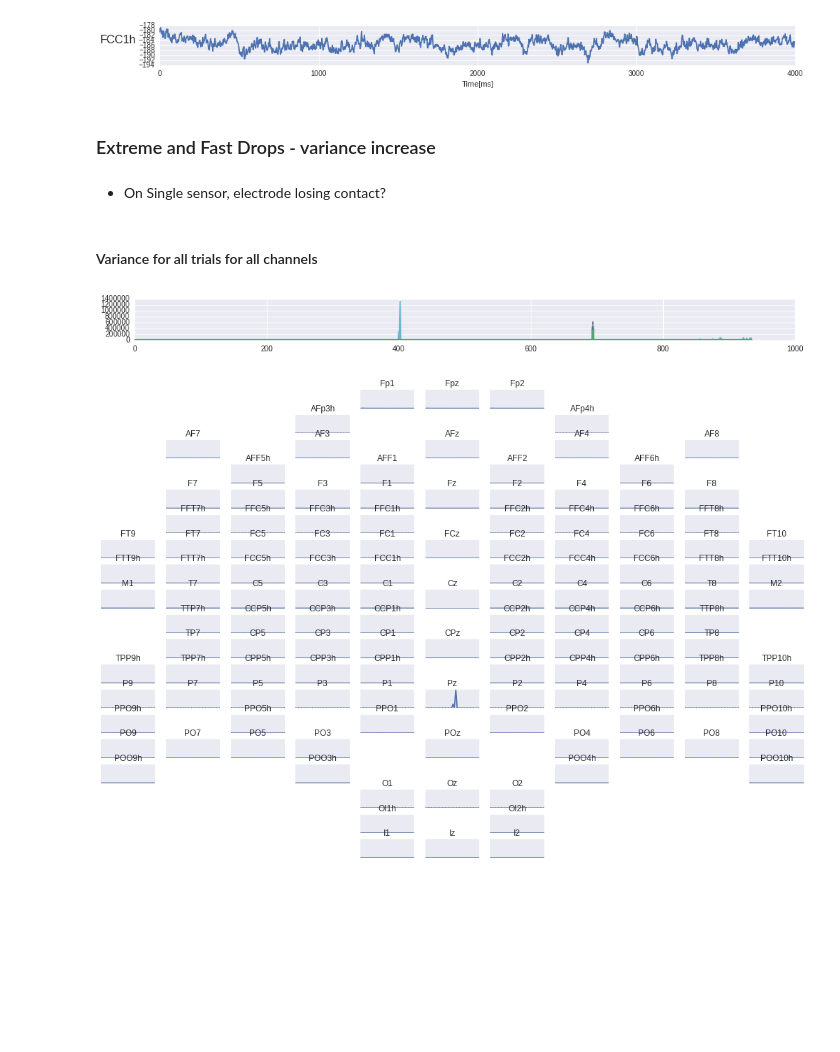
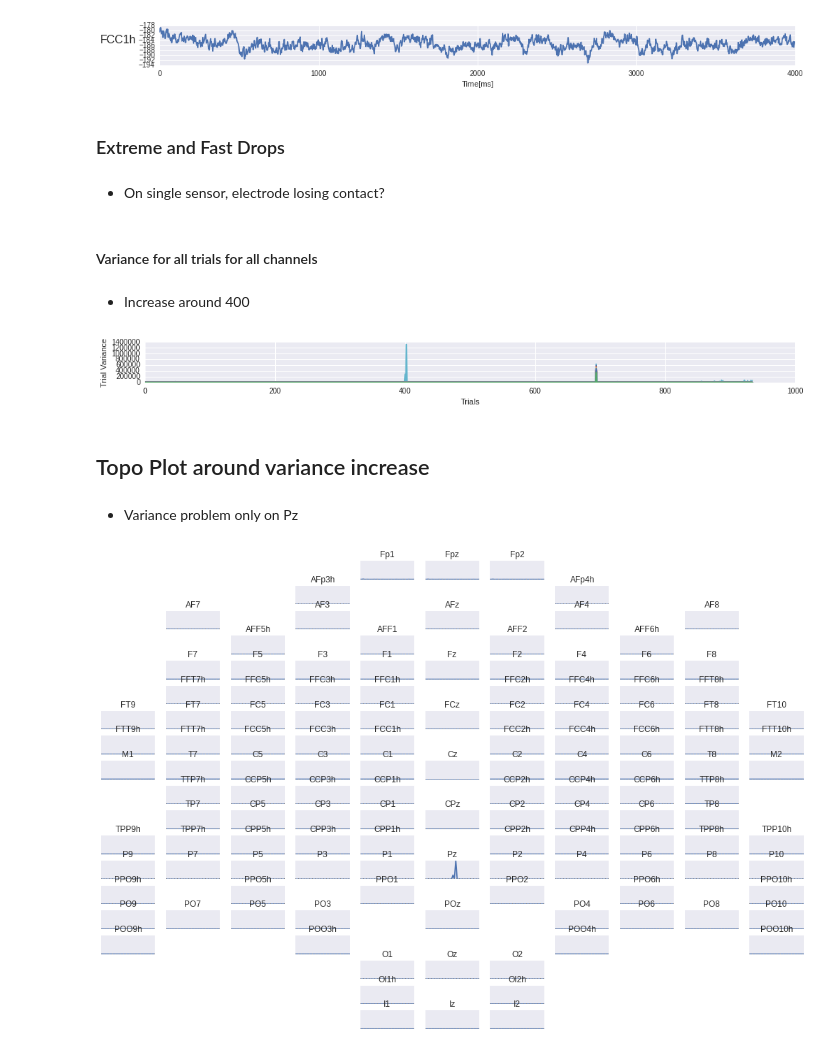
Before and after one commit to robintibor/braindevel, a Jupyter notebook: braindecode/notebooks/analysis/4Sec_Motor_Data_Artefacts.ipynb, the cells around one changed output. Cells and saved outputs as stored; diff of their text form; code cells hidden in the pictures; blank space fills up the shorter version.

```diff
--- a/braindecode/notebooks/analysis/4Sec_Motor_Data_Artefacts.ipynb
+++ b/braindecode/notebooks/analysis/4Sec_Motor_Data_Artefacts.ipynb
@@ -115,18 +118,26 @@ plt.xlabel('Time[ms]')
 <matplotlib.text.Text at 0x...>
 [figure]
 # %% [markdown]
-### Extreme and Fast Drops - variance increase
+### Extreme and Fast Drops
 # %% [markdown]
-* On Single sensor, electrode losing contact?
+* On single sensor, electrode losing contact?
 # %%
 from matplotlib import cm
 # %% [markdown]
 #### Variance for all trials for all channels
+# %% [markdown]
+* Increase around 400
 # %%
 plt.plot(np.var(anwe_epo.data, axis=1))
+plt.ylabel('Trial Variance')
+plt.xlabel('Trials')
 None
 # %% [output]
-[figure, old version]
+[figure, new version]
+# %% [markdown]
+## Topo Plot around variance increase
+# %% [markdown]
+* Variance problem only on Pz
 # %%
 from braindecode.datasets.sensor_positions import tight_cap_positions
 plot_head_signals_tight(np.var(anwe_epo.data, axis=1).T[:,380:420], sensor_names=anwe_epo.axes[2],
```
Also changed, not shown: parts of 21 cells of this notebook.
